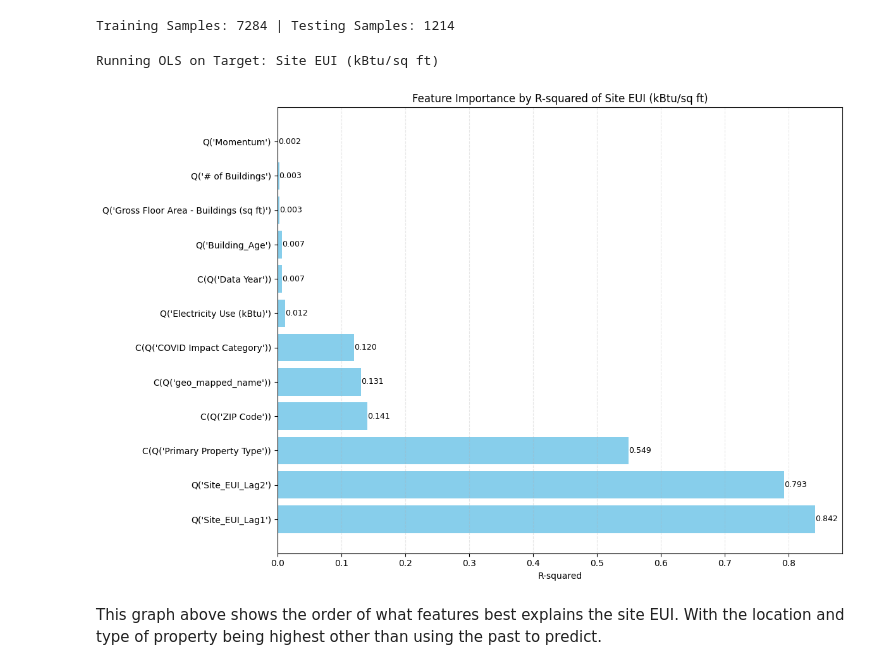
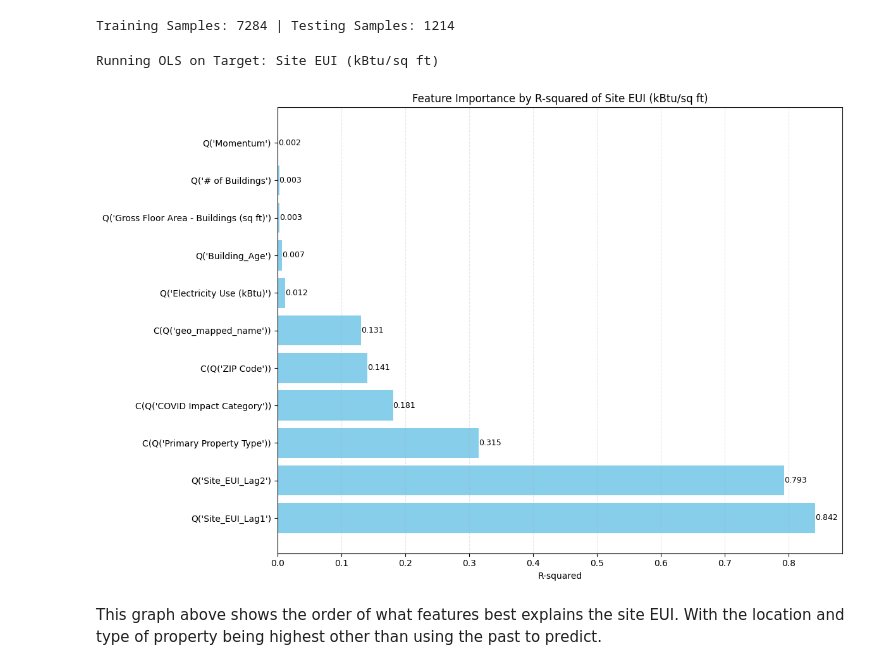
Before and after one commit to dsi-clinic/2025-autumn-city-of-chicago-energy, a Jupyter notebook: notebooks/fix_effects_notebooks/time_series_features.ipynb, the cells around one changed output. Cells and saved outputs as stored; diff of their text form; code cells hidden in the pictures.

```diff
--- a/notebooks/fix_effects_notebooks/time_series_features.ipynb
+++ b/notebooks/fix_effects_notebooks/time_series_features.ipynb
@@ -93,28 +92,27 @@ Training Samples: 7284 | Testing Samples: 1214
 # %%
 target_col = "Site EUI (kBtu/sq ft)"
 
 exclude_cols = [target_col, "Site_EUI_Lag1"]
 q_feature_cols = [
     "Site_EUI_Lag1",
     "Site_EUI_Lag2",
     "Momentum",
     "Gross Floor Area - Buildings (sq ft)",
     "# of Buildings",
     "Electricity Use (kBtu)",
     "Building_Age",
 ]
 c_feature_cols = [
     "ZIP Code",
     "geo_mapped_name",
     "Primary Property Type",
     "COVID Impact Category",
-    "Data Year",
 ]
 
 plotting_r_sqared(target_col, q_feature_cols, c_feature_cols, train_df)
 # %% [output]
 Running OLS on Target: Site EUI (kBtu/sq ft)
-[figure, old version]
+[figure, new version]
 # %% [markdown]
 This graph above shows the order of what features best explains the site EUI. With the location and type of property being highest other than using the past to predict.
 # %%
```
Also changed, not shown: parts of 9 cells of this notebook, 5 other files.
